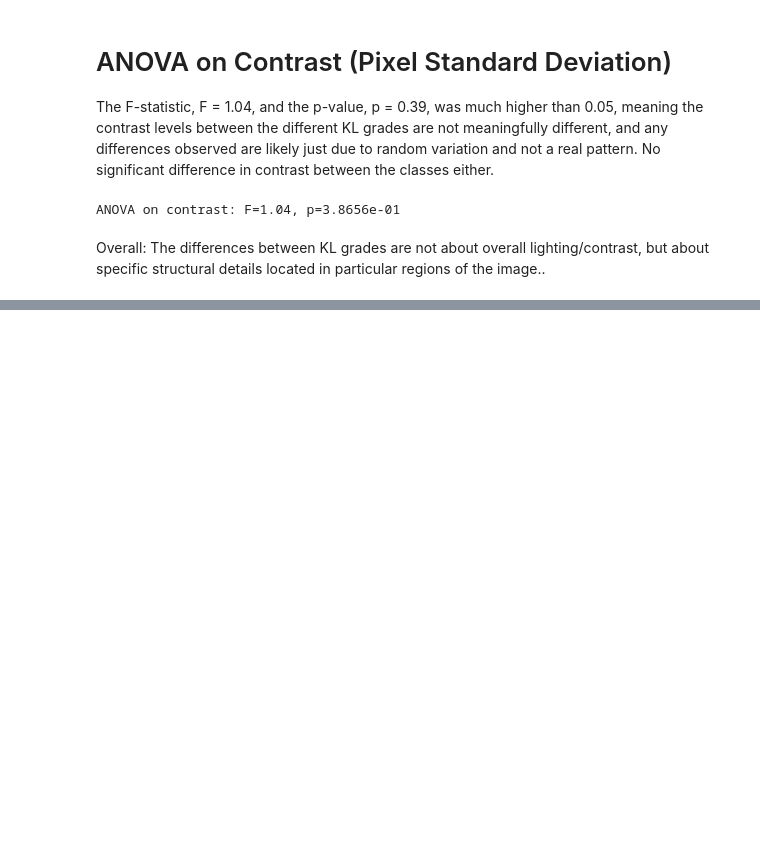
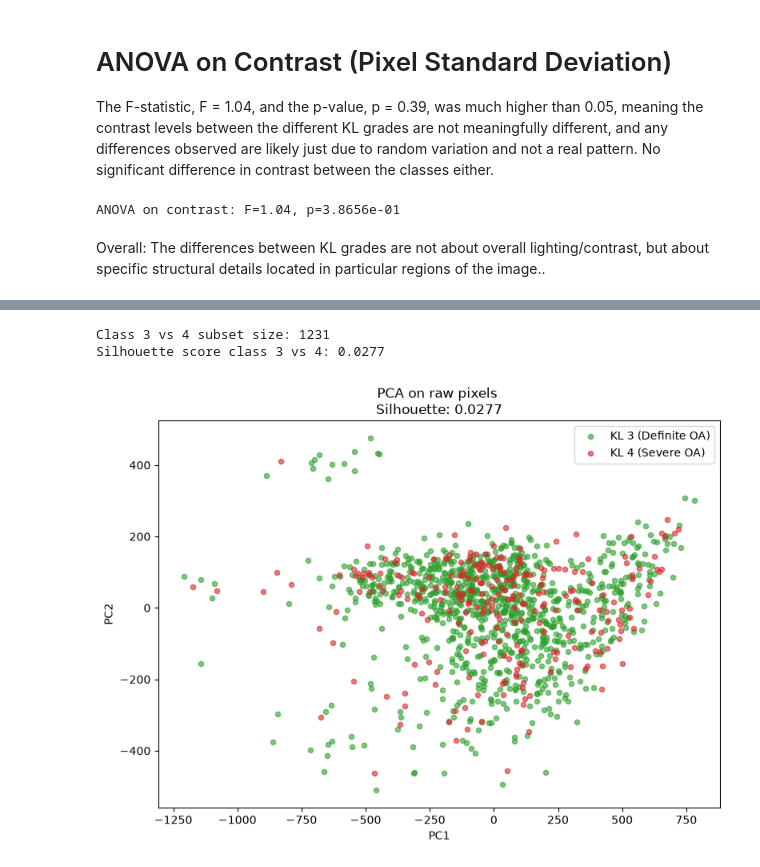
Before and after one commit to mikakia/knee_osteo, a Jupyter notebook: notebooks/eda.ipynb, the cells around one changed output, grey strips where cells are left out. Drawn from its saved outputs; the diff is of its cells as text; code cells hidden in the pictures; blank space fills up the shorter version.

```diff
--- a/notebooks/eda.ipynb
+++ b/notebooks/eda.ipynb
@@ -225,0 +307,9 @@ More to come
+# %%
+# class 3 vs 4
+compare_classes_pca(knee_images, 3, 4,
+                     colors={3: 'tab:green', 4: 'tab:red'},
+                     class_labels=class_labels)
+# %% [output]
+Class 3 vs 4 subset size: 1231
+Silhouette score class 3 vs 4: 0.0277
+[figure, added]
```
Also changed, not shown: parts of 18 cells of this notebook.
